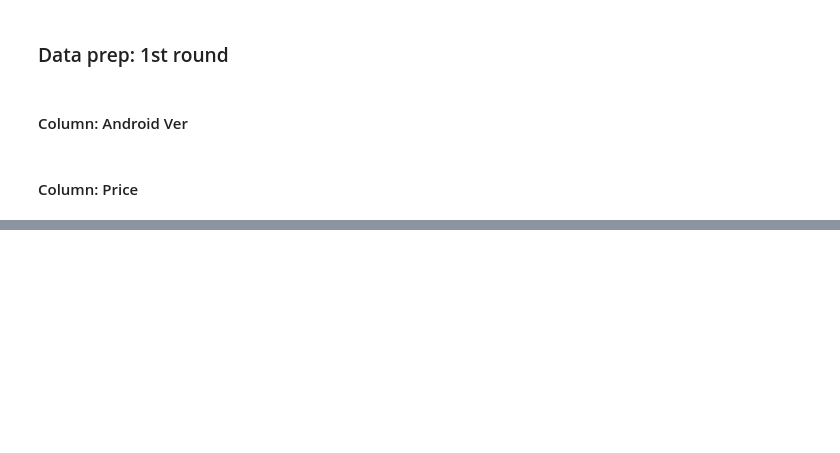
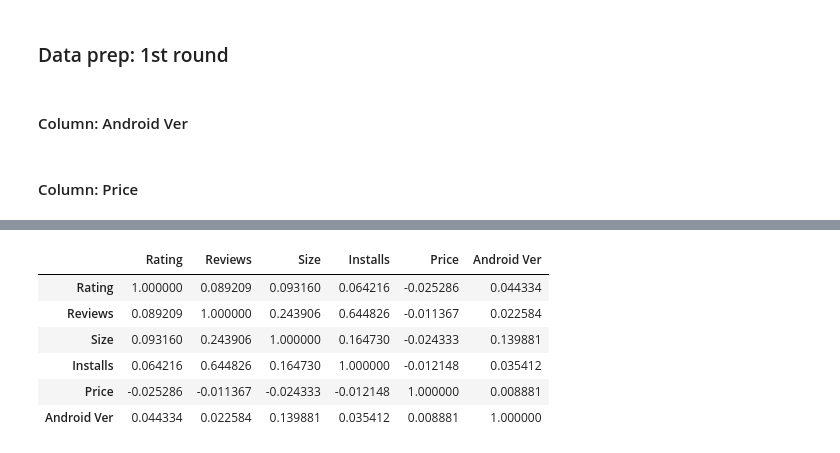
Before and after one commit to albach/pion, a Jupyter notebook: [malba][codingtest][20.05.05].ipynb, the cells around one changed output, grey strips where cells are left out. Saved outputs shown, nothing was run; the diff lists cells and outputs as text; code cells hidden in the pictures; blank space fills up the shorter version.

```diff
--- a/[malba][codingtest][20.05.05].ipynb
+++ b/[malba][codingtest][20.05.05].ipynb
@@ -100,0 +170,10 @@ pion['Price'] = pion['Price'].replace('[\$,]', '', regex=True).astype(float)
+# %%
+corr_matrix
+# %% [output]
+|  | Rating | Reviews | Size | Installs | Price | Android Ver |
+| Rating | 1.000000 | 0.089209 | 0.093160 | 0.064216 | -0.025286 | 0.044334 |
+| Reviews | 0.089209 | 1.000000 | 0.243906 | 0.644826 | -0.011367 | 0.022584 |
+| Size | 0.093160 | 0.243906 | 1.000000 | 0.164730 | -0.024333 | 0.139881 |
+| Installs | 0.064216 | 0.644826 | 0.164730 | 1.000000 | -0.012148 | 0.035412 |
+| Price | -0.025286 | -0.011367 | -0.024333 | -0.012148 | 1.000000 | 0.008881 |
+| Android Ver | 0.044334 | 0.022584 | 0.139881 | 0.035412 | 0.008881 | 1.000000 |
```
Also changed, not shown: parts of 28 cells of this notebook.
